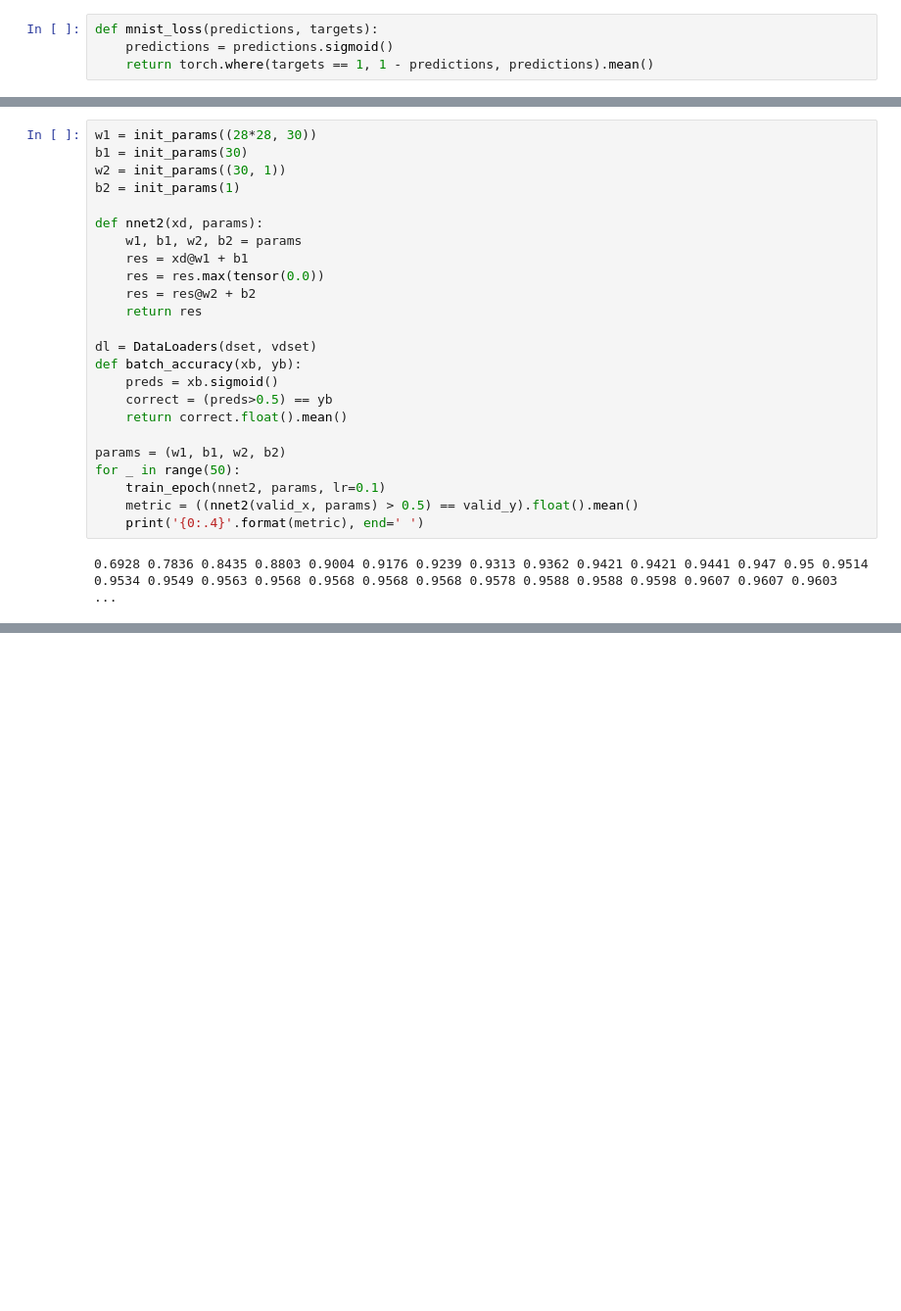
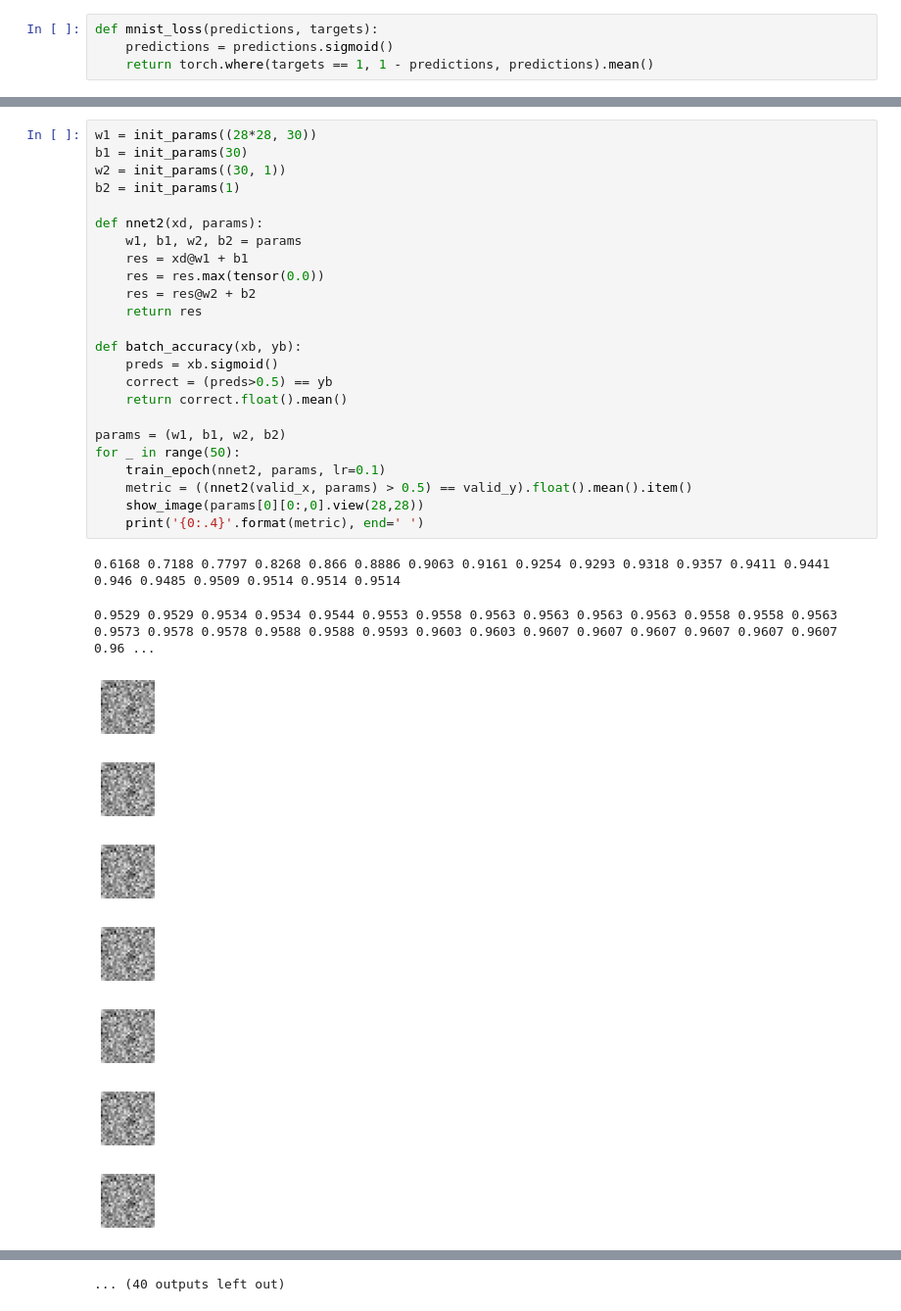
Before and after one commit to artkpv/fastbook, a Jupyter notebook: 04_mnist_basics_reproducing.ipynb, the cells around one changed output, grey strips where cells are left out. Shown at 98% size. Cells and saved outputs as stored; diff of their text form; blank space fills up the shorter version.

```diff
--- a/04_mnist_basics_reproducing.ipynb
+++ b/04_mnist_basics_reproducing.ipynb
@@ -204,26 +211,34 @@ learner.fit(30, lr=1.)
 # %%
 w1 = init_params((28*28, 30))
 b1 = init_params(30)
 w2 = init_params((30, 1))
 b2 = init_params(1)
 
 def nnet2(xd, params):
     w1, b1, w2, b2 = params
     res = xd@w1 + b1
     res = res.max(tensor(0.0))
     res = res@w2 + b2
     return res
 
-dl = DataLoaders(dset, vdset)
 def batch_accuracy(xb, yb):
     preds = xb.sigmoid()
     correct = (preds>0.5) == yb
     return correct.float().mean()
 
 params = (w1, b1, w2, b2)
 for _ in range(50):
     train_epoch(nnet2, params, lr=0.1)
-    metric = ((nnet2(valid_x, params) > 0.5) == valid_y).float().mean()
+    metric = ((nnet2(valid_x, params) > 0.5) == valid_y).float().mean().item()
+    show_image(params[0][0:,0].view(28,28))
     print('{0:.4}'.format(metric), end=' ')
 # %% [output]
-0.6928 0.7836 0.8435 0.8803 0.9004 0.9176 0.9239 0.9313 0.9362 0.9421 0.9421 0.9441 0.947 0.95 0.9514 0.9534 0.9549 0.9563 0.9568 0.9568 0.9568 0.9568 0.9578 0.9588 0.9588 0.9598 0.9607 0.9607 0.9603  ...
+0.6168 0.7188 0.7797 0.8268 0.866 0.8886 0.9063 0.9161 0.9254 0.9293 0.9318 0.9357 0.9411 0.9441 0.946 0.9485 0.9509 0.9514 0.9514 0.9514
+0.9529 0.9529 0.9534 0.9534 0.9544 0.9553 0.9558 0.9563 0.9563 0.9563 0.9563 0.9558 0.9558 0.9563 0.9573 0.9578 0.9578 0.9588 0.9588 0.9593 0.9603 0.9603 0.9607 0.9607 0.9607 0.9607 0.9607 0.9607 0.96 ...
+[figure, added]
+[figure, added]
+[figure, added]
+[figure, added]
+[figure, added]
+[figure, added]
+[figure, added]
@@ -229,0 +248 @@ for _ in range(50):
+... (40 outputs left out)
```
Also changed, not shown: parts of 9 cells of this notebook, 5 other files.
